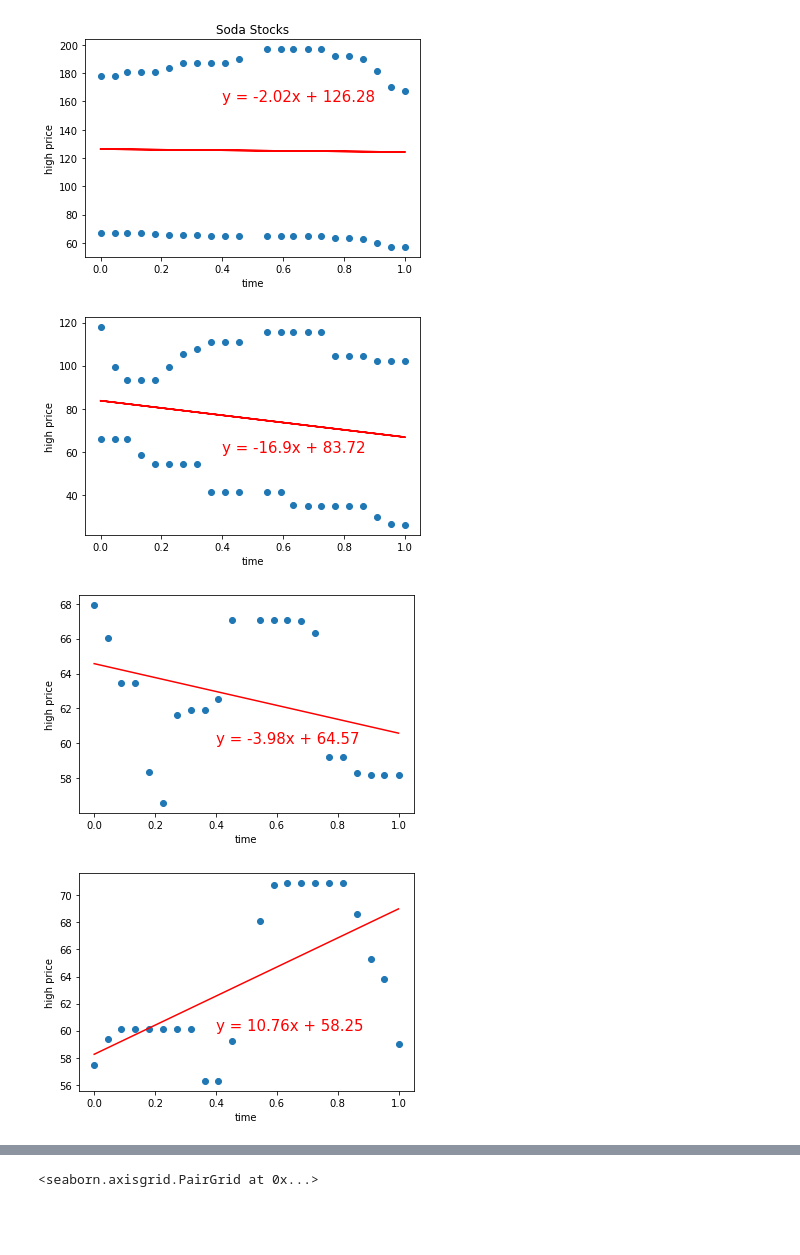
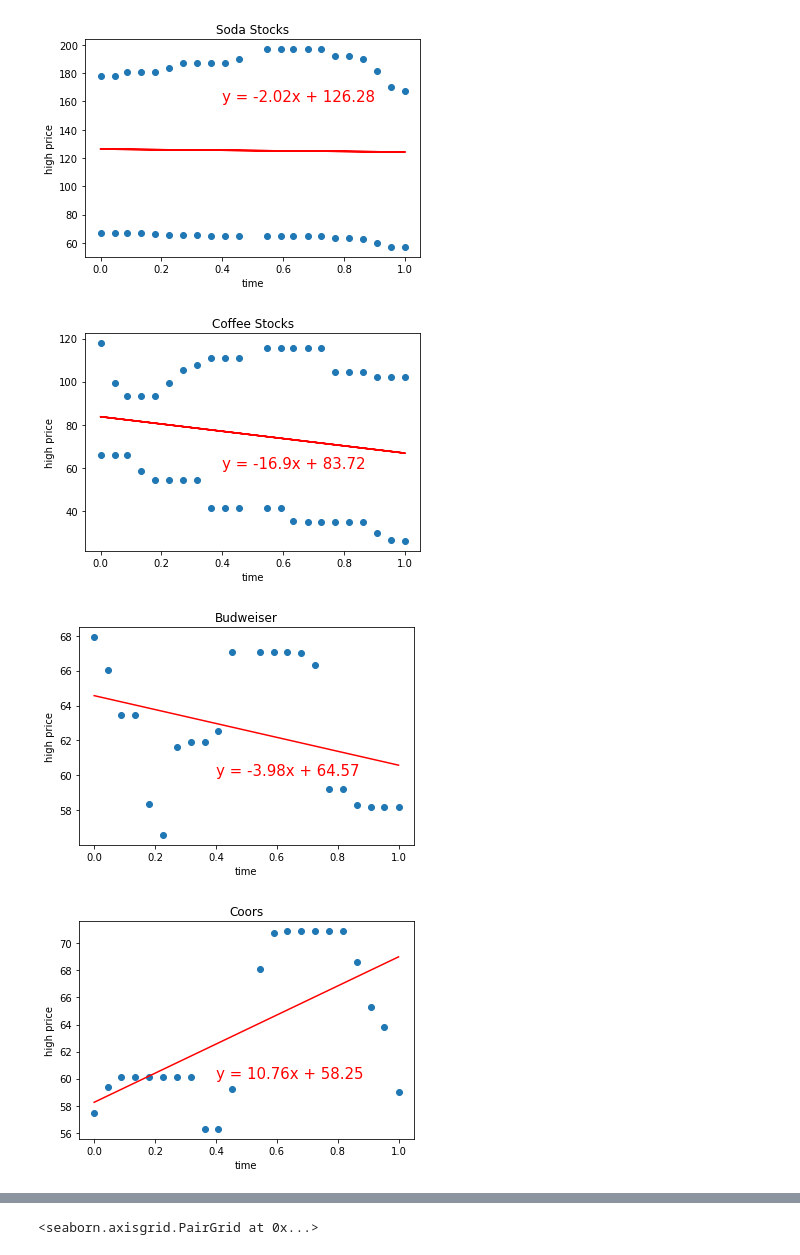
Before and after one commit to DKAce330/Project-1, a Jupyter notebook: Statistics.ipynb, the cells around one changed output, grey strips where cells are left out. Cells and saved outputs as stored; diff of their text form; code cells hidden in the pictures; blank space fills up the shorter version.

Commit message:
Needed one more graph

```diff
--- a/Statistics.ipynb
+++ b/Statistics.ipynb
@@ -302,22 +302,22 @@ plt.show()
 # %%
 #Coffee stocks
 ticker_index = df.index[df['ticker'].isin(['SBUX', 'BROS'])].values
 ticker_data = df.iloc[ticker_index]
 x_values = ticker_data['st']
 y_values = ticker_data['h']
 (slope, intercept, rvalue, pvalue, stderr) = linregress(x_values, y_values)
 regress_values = x_values * slope + intercept
 line_eq = "y = " + str(round(slope,2)) + "x + " + str(round(intercept,2))
 plt.scatter(x_values,y_values)
 plt.xlabel('time')
 plt.ylabel('high price')
-plt.title('')
+plt.title('Coffee Stocks')
 plt.plot(x_values,regress_values,"r-")
 plt.annotate(line_eq,(.4,60),fontsize=15,color="red")
 plt.savefig('Regressions/Groups/CoffeeGroup.png')
 plt.show()
 # %% [output]
-[figure, old version]
+[figure, new version]
 # %%
 #Individual stocks
 ticker_index = df.index[df['ticker'].isin(['BUD'])].values
@@ -330,12 +330,13 @@ line_eq = "y = " + str(round(slope,2)) + "x + " + str(round(intercept,2))
 plt.scatter(x_values,y_values)
 plt.xlabel('time')
 plt.ylabel('high price')
+plt.title('Budweiser')
 plt.plot(x_values,regress_values,"r-")
 plt.annotate(line_eq,(.4,60),fontsize=15,color="red")
 plt.savefig('Regressions/Stocks/BUD.png')
 plt.show()
 # %% [output]
-[figure, old version]
+[figure, new version]
 # %%
 ticker_index = df.index[df['ticker'].isin(['TAP'])].values
 ticker_data = df.iloc[ticker_index]
@@ -347,12 +348,13 @@ line_eq = "y = " + str(round(slope,2)) + "x + " + str(round(intercept,2))
 plt.scatter(x_values,y_values)
 plt.xlabel('time')
 plt.ylabel('high price')
+plt.title('Coors')
 plt.plot(x_values,regress_values,"r-")
 plt.annotate(line_eq,(.4,60),fontsize=15,color="red")
 plt.savefig('Regressions/Stocks/TAP.png')
 plt.show()
 # %% [output]
-[figure, old version]
+[figure, new version]
 # %%
 ticker_index = df.index[df['ticker'].isin(['KO'])].values
 ticker_data = df.iloc[ticker_index]
```
Also changed, not shown: parts of 4 cells of this notebook, 4 other files.
